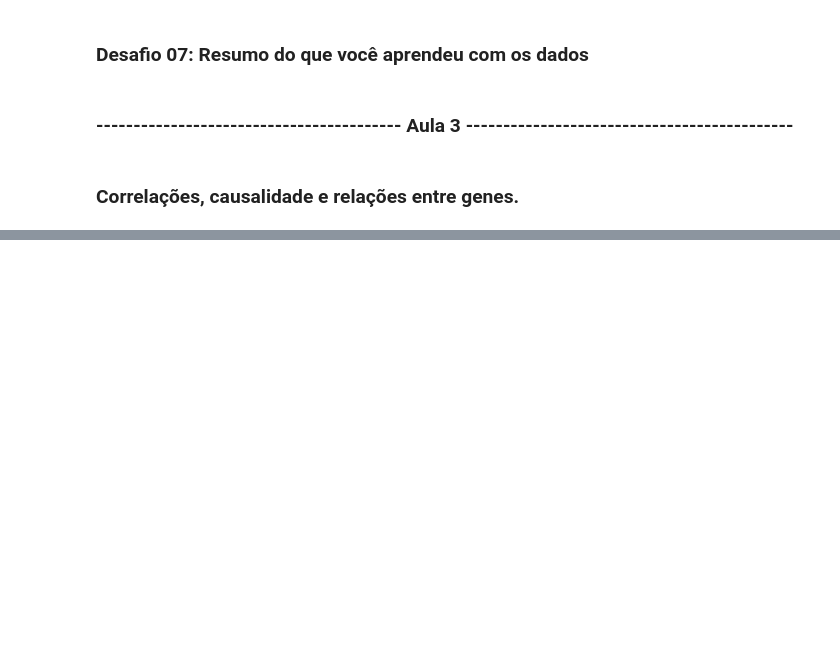
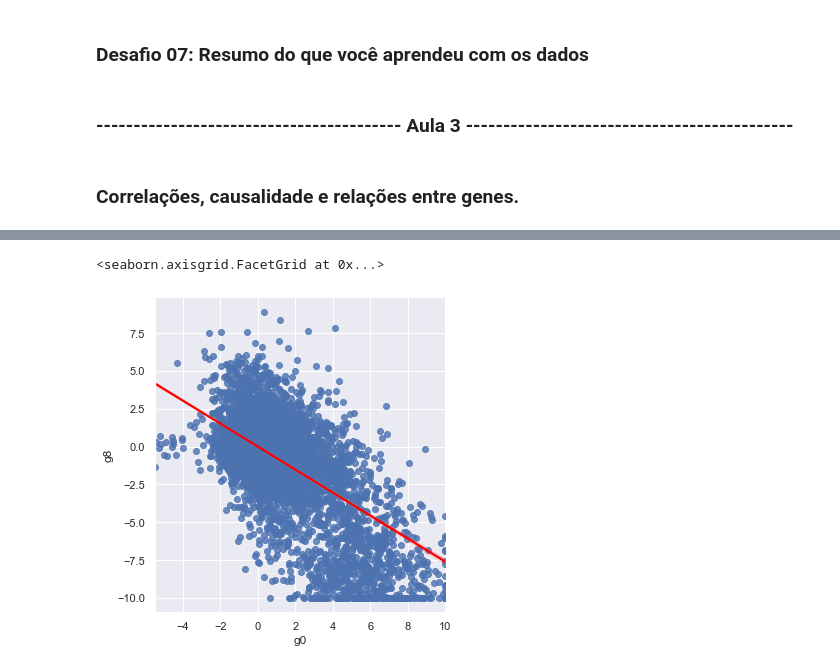
Before and after one commit to iplusl/Imersao_Dados, a Jupyter notebook: Imersao_Dados.ipynb, the cells around one changed output, grey strips where cells are left out. Cells and saved outputs as stored; diff of their text form; code cells hidden in the pictures; blank space fills up the shorter version.

```diff
--- a/Imersao_Dados.ipynb
+++ b/Imersao_Dados.ipynb
@@ -509,0 +588,6 @@ max: Valor Máximo<br>
+# %%
+sns.lmplot(x='g0', y='g8', data=dados,
+           line_kws={'color': 'red'})
+# %% [output]
+<seaborn.axisgrid.FacetGrid at 0x...>
+[figure, added]
```
Also changed, not shown: parts of 19 cells of this notebook.
